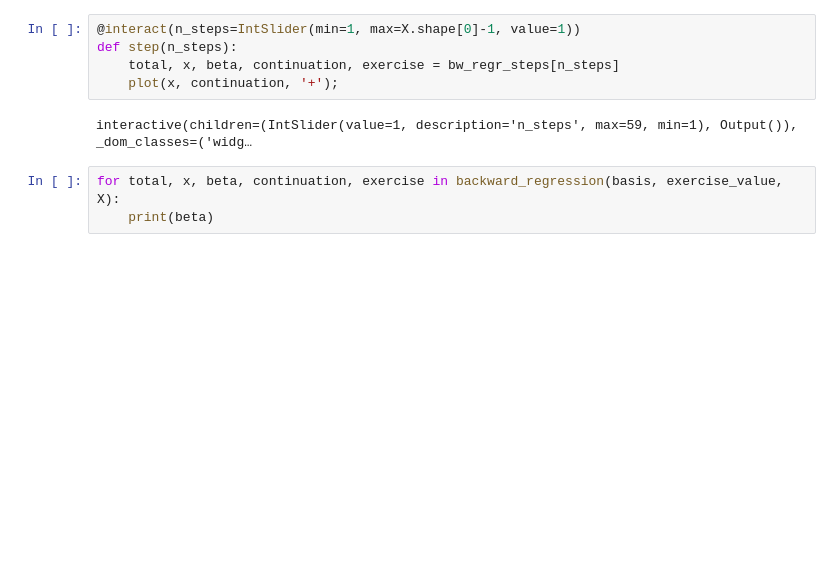
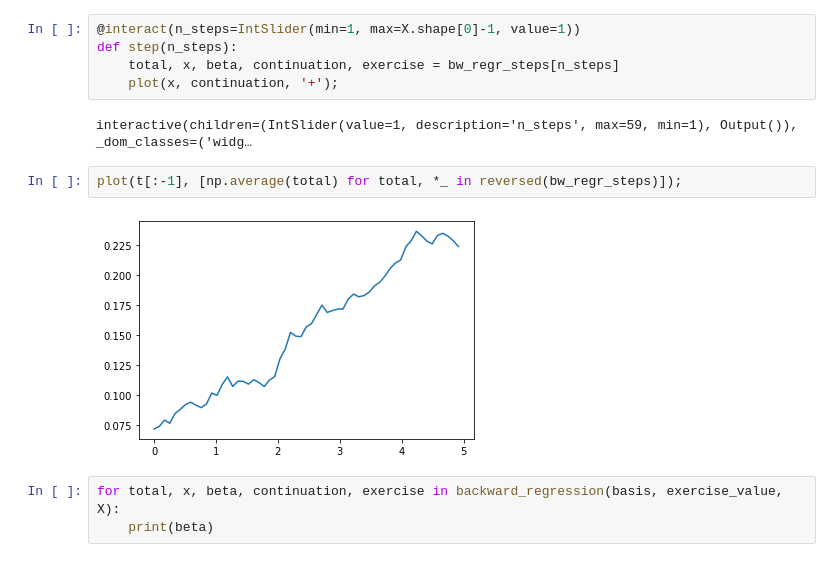
Before and after one commit to luphord/longstaff_schwartz, a Jupyter notebook: notebooks/Tinkering II.ipynb, the cells around one changed output. Cells and saved outputs as stored; diff of their text form; blank space fills up the shorter version.

Commit message:
plot average total value over time

```diff
--- a/notebooks/Tinkering II.ipynb
+++ b/notebooks/Tinkering II.ipynb
@@ -82,6 +82,10 @@ def step(n_steps):
     plot(x, continuation, '+');
 # %% [output]
 interactive(children=(IntSlider(value=1, description='n_steps', max=59, min=1), Output()), _dom_classes=('widg…
+# %%
+plot(t[:-1], [np.average(total) for total, *_ in reversed(bw_regr_steps)]);
+# %% [output]
+[figure, added]
 # %%
 for total, x, beta, continuation, exercise in backward_regression(basis, exercise_value, X):
     print(beta)
```
